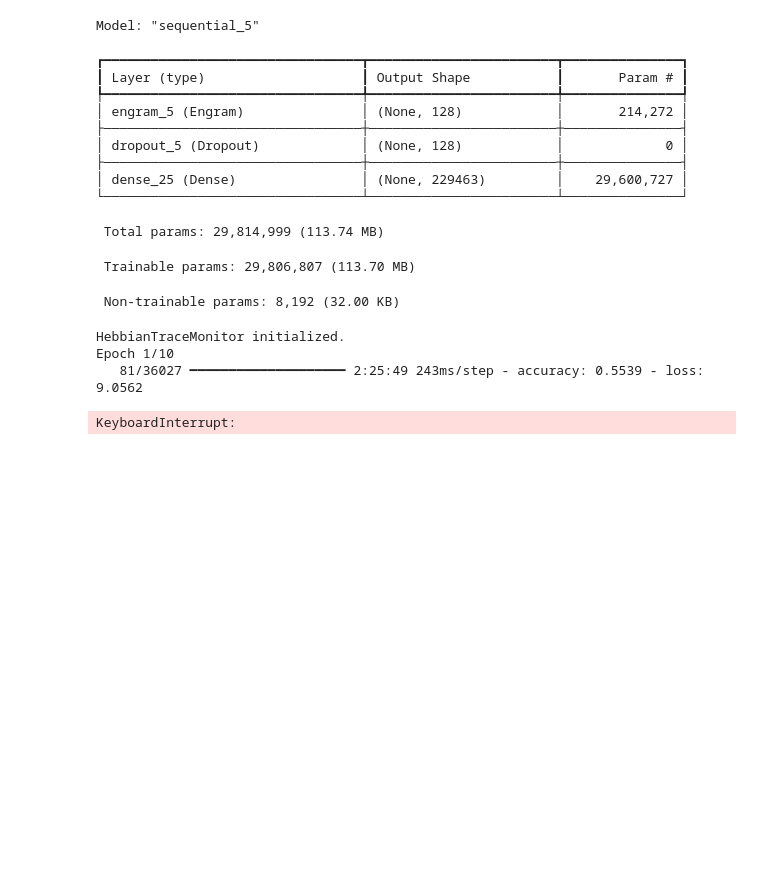
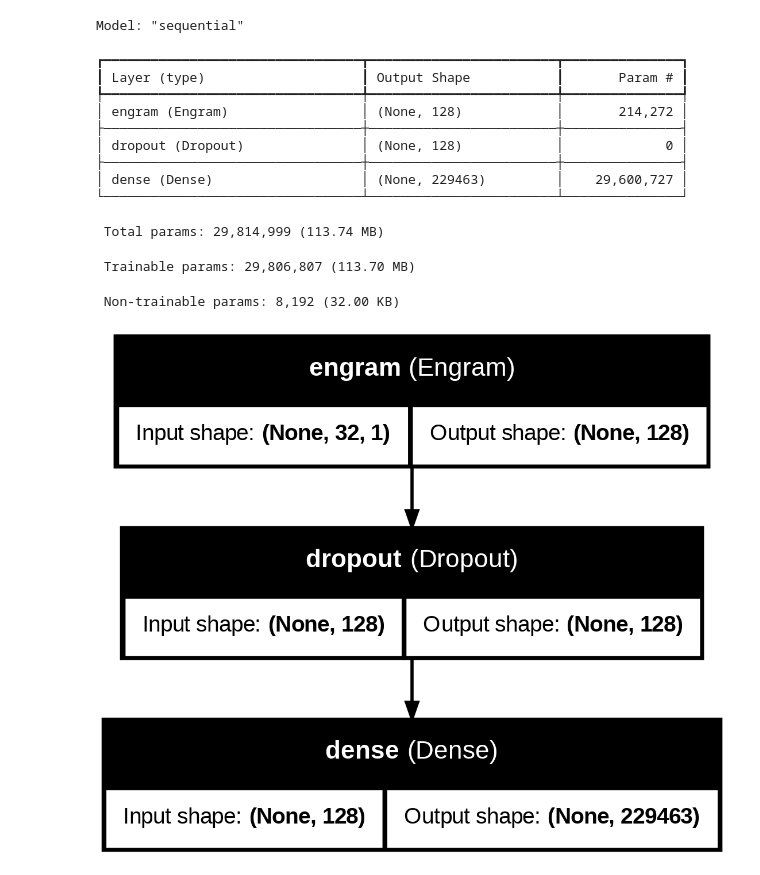
Before and after one commit to danielathome19/Engram-Neural-Network, a Jupyter notebook: examples/sequence.ipynb, the cells around one changed output. Saved outputs shown, nothing was run; the diff lists cells and outputs as text; code cells hidden in the pictures; blank space fills up the shorter version.

```diff
--- a/examples/sequence.ipynb
+++ b/examples/sequence.ipynb
@@ -129,19 +124,12 @@ X_test = scaler.transform(X_test.reshape(-1, 1)).reshape(X_test.shape)
 # %%
-# Shift the target sequences by one time step
-y_train = np.roll(X_train, shift=-1, axis=1)
-y_test = np.roll(X_test, shift=-1, axis=1)
-
-# Flatten the target sequences
-y_train = y_train.reshape(-1)  # Flatten to (batch_size * sequence_length,)
-y_test = y_test.reshape(-1)
-
 # Create the model
 model = engram_classifier(
-    input_shape=(32, 1),  # 32 time steps, each with 1 feature
+    input_shape=(32, 1),
     hidden_dim=128,
-    memory_size=64,  # Increased memory size
+    memory_size=64,
     num_classes=vocab_size,
     return_states=True,
+    sparsity_strength=0.3,
     hebbian_lr=0.05  # Higher learning rate for Hebbian updates
 )
 
@@ -155,77 +143,36 @@ trace_callback = HebbianTraceMonitor(
 early_stopping = keras.callbacks.EarlyStopping(
     monitor='val_loss',
     patience=3,
     restore_best_weights=True
 )
 lr_scheduler = keras.callbacks.ReduceLROnPlateau(
     monitor='val_loss',
     factor=0.5,
     patience=2,
     min_lr=1e-5
 )
 
 # Compile and train the model
 model.compile(
     optimizer=keras.optimizers.Adam(learning_rate=0.001, clipnorm=1.0),
     loss='sparse_categorical_crossentropy',
     metrics=['accuracy']
 )
 model.summary()
 plot_model(model, show_shapes=True, show_layer_names=True, expand_nested=True, to_file='examples/out/wikitext_model.png')
-Image(filename='examples/out/wikitext_model.png', width=800)
-
-# Train the model
-start_time = perf_time()
-history = model.fit(
-    X_train,
-    y_train,
-    epochs=50,
-    batch_size=64,
-    validation_split=0.2,
-    callbacks=[trace_callback, early_stopping, lr_scheduler]
-)
-end_time = perf_time()
-print(f"Training time: {end_time - start_time:.2f} seconds")
-
-# Evaluate the model
-loss, accuracy = model.evaluate(X_test, y_test)
-print(f"Test Loss: {loss:.4f}")
-print(f"Test Accuracy: {accuracy:.4f}")
-
-# Plot the training history
-plt.figure(figsize=(12, 4))
-plt.subplot(1, 2, 1)
-plt.plot(history.history['loss'], label='Train Loss')
-plt.plot(history.history['val_loss'], label='Validation Loss')
-plt.title('Loss')
-plt.xlabel('Epochs')
-plt.ylabel('Loss')
-plt.legend()
-plt.subplot(1, 2, 2)
-plt.plot(history.history['accuracy'], label='Train Accuracy')
-plt.plot(history.history['val_accuracy'], label='Validation Accuracy')
-plt.title('Accuracy')
-plt.xlabel('Epochs')
-plt.ylabel('Accuracy')
-plt.legend()
-plt.tight_layout()
-plt.savefig('examples/out/wikitext_training_history.png')
-plt.show()
+#Image(filename='examples/out/wikitext_model.png', width=800)
 # %% [output]
-Model: "sequential_5"
+Model: "sequential"
 ┏━━━━━━━━━━━━━━━━━━━━━━━━━━━━━━━━━┳━━━━━━━━━━━━━━━━━━━━━━━━┳━━━━━━━━━━━━━━━┓
 ┃ Layer (type)                    ┃ Output Shape           ┃       Param # ┃
 ┡━━━━━━━━━━━━━━━━━━━━━━━━━━━━━━━━━╇━━━━━━━━━━━━━━━━━━━━━━━━╇━━━━━━━━━━━━━━━┩
-│ engram_5 (Engram)               │ (None, 128)            │       214,272 │
+│ engram (Engram)                 │ (None, 128)            │       214,272 │
 ├─────────────────────────────────┼────────────────────────┼───────────────┤
-│ dropout_5 (Dropout)             │ (None, 128)            │             0 │
+│ dropout (Dropout)               │ (None, 128)            │             0 │
 ├─────────────────────────────────┼────────────────────────┼───────────────┤
-│ dense_25 (Dense)                │ (None, 229463)         │    29,600,727 │
+│ dense (Dense)                   │ (None, 229463)         │    29,600,727 │
 └─────────────────────────────────┴────────────────────────┴───────────────┘
  Total params: 29,814,999 (113.74 MB)
  Trainable params: 29,806,807 (113.70 MB)
  Non-trainable params: 8,192 (32.00 KB)
-HebbianTraceMonitor initialized.
-Epoch 1/10
-   81/36027 ━━━━━━━━━━━━━━━━━━━━ 2:25:49 243ms/step - accuracy: 0.5539 - loss: 9.0562
-KeyboardInterrupt:
+[figure, added]
```
Also changed, not shown: parts of 13 cells of this notebook.
